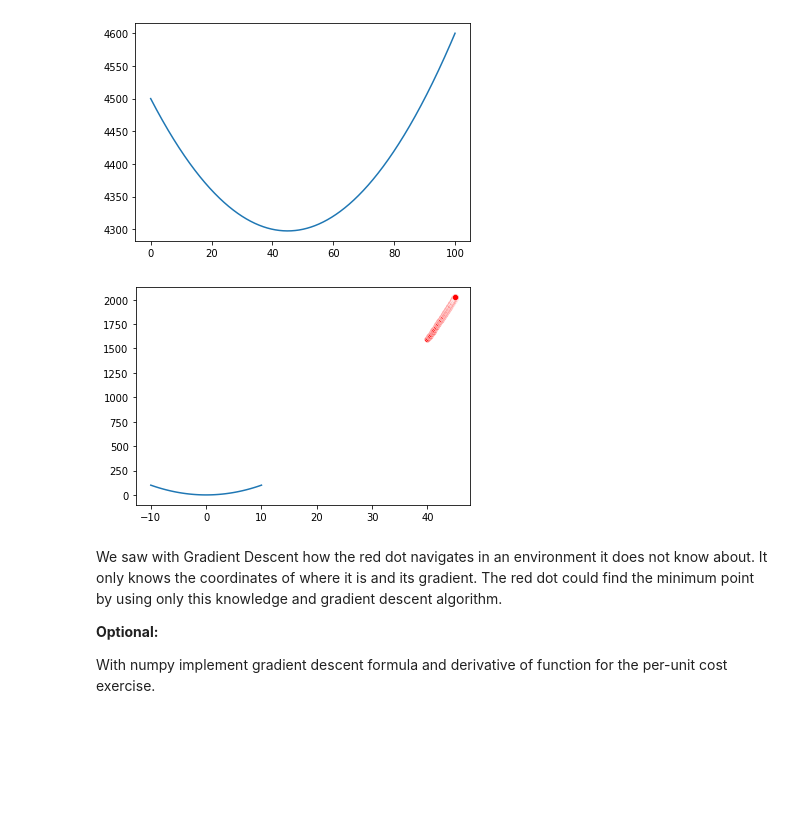
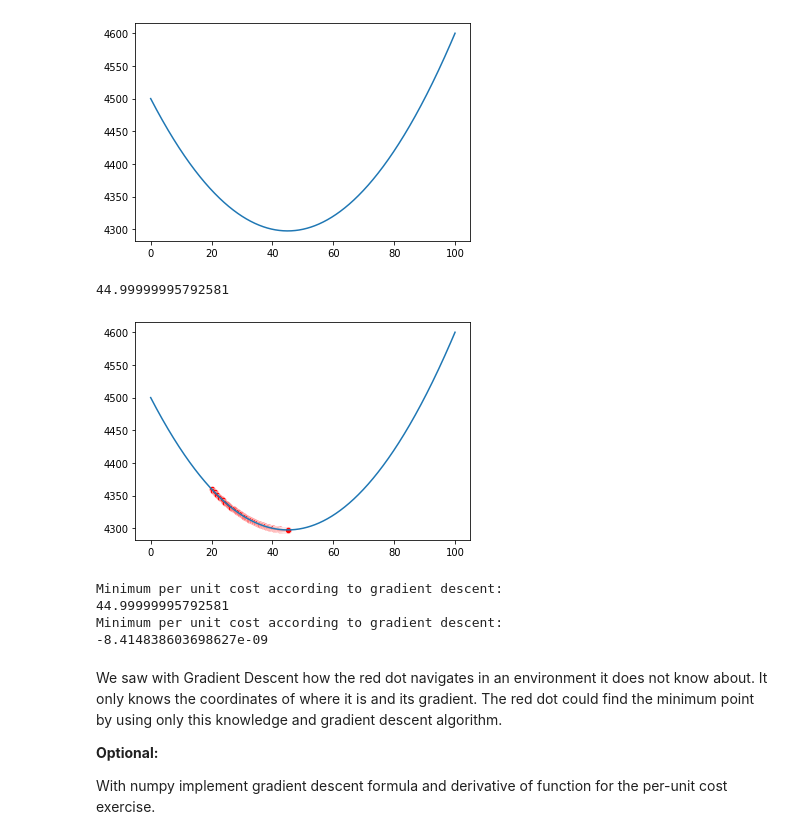
Before and after one commit to nitotosi/calculus-and-algebra-problems-with-python, a Jupyter notebook: problems.ipynb, the cells around one changed output. Cells and saved outputs as stored; diff of their text form; code cells hidden in the pictures; blank space fills up the shorter version.

```diff
--- a/problems.ipynb
+++ b/problems.ipynb
@@ -273,26 +273,49 @@ plt.plot(x_linspace, perUnitCost(x_linspace))
 # %%
 #The minimum seems at x = "A bit higher than 40"
 #Let's apply gradient descent:
 def df_perUnitCost(x): return 0.2*x - 9
 
 def gradient_descent_perUnitCost(x, nsteps=1):
     collectXs = [x]
     learning_rate = 1e-01
     for _ in range(nsteps):
         x -= df_perUnitCost(x) * learning_rate
         collectXs.append(x)
     return x, collectXs
 
-x = 40
+def visualize_perUnitCost(f, x=None):
+    xArray = np.linspace(0,100,1000)
+    yArray = f(xArray)
+    sns.lineplot(x=xArray, y=yArray)
+
+    if x is not None:
+        assert type(x) in [np.ndarray, list]
+        if type(x) is list:
+            x = np.array(x)
+
+
+        y = f(x)
+        sns.scatterplot(x=x, y=y, color='red')
+
+x = 20
 x, collectedXs = gradient_descent_perUnitCost(x, nsteps=1000)
-visualize(f, x=collectedXs)
+
+print(x)
+visualize_perUnitCost(perUnitCost, x=collectedXs)
 # %% [output]
+44.99999995792581
-[figure, old version]
+[figure, new version]
 # %%
-print("Minimum per unit cost according to gradient descent: ")
+print("Minimum per unit cost according to gradient descent:")
 print(x)
 
-print()
+print("Minimum per unit cost according to gradient descent:")
+print(df_perUnitCost(x))
+# %% [output]
+Minimum per unit cost according to gradient descent:
+44.99999995792581
+Minimum per unit cost according to gradient descent:
+-8.414838603698627e-09
 # %% [markdown]
 We saw with Gradient Descent how the red dot navigates in an environment it does not know about. It only knows the coordinates of where it is and its gradient. The red dot could find the minimum point by using only this knowledge and gradient descent algorithm.
 
```
Also changed, not shown: parts of 2 cells of this notebook.
